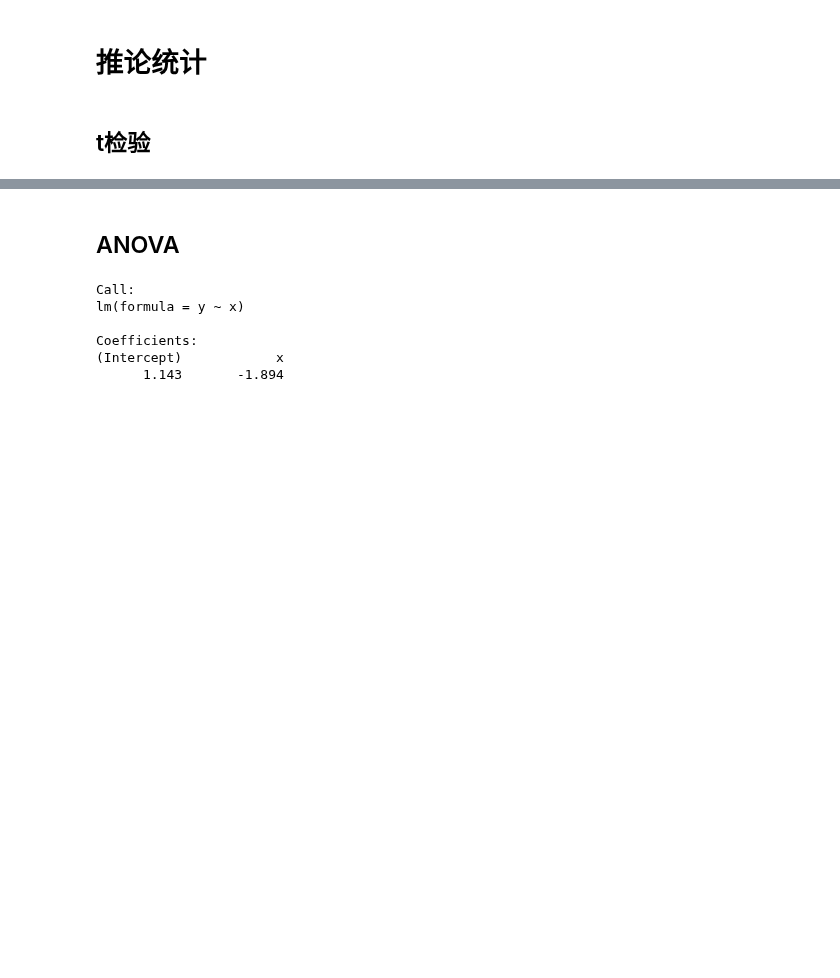
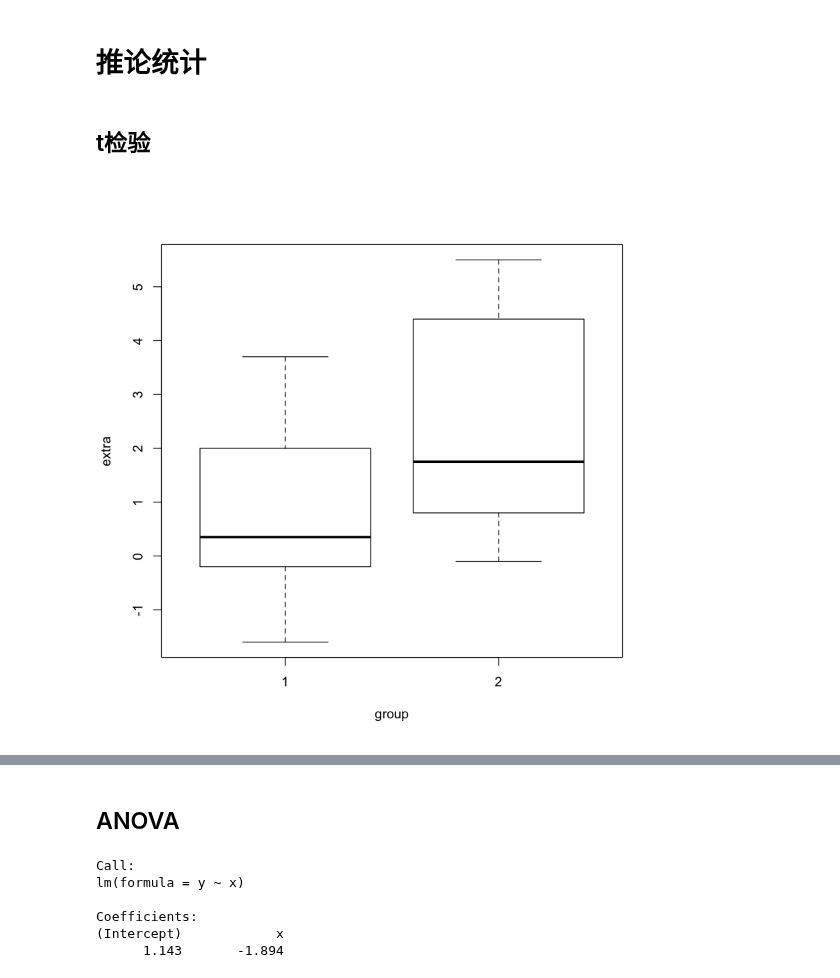
Before and after one commit to Sanningw/ML-and-DL, a Jupyter notebook: math/Statistics/R/stats.ipynb, the cells around one changed output, grey strips where cells are left out. Saved outputs shown, nothing was run; the diff lists cells and outputs as text; code cells hidden in the pictures; blank space fills up the shorter version.

```diff
--- a/math/Statistics/R/stats.ipynb
+++ b/math/Statistics/R/stats.ipynb
@@ -95,3 +100,7 @@ paste(mean(x), sd(x))
 # 推论统计
 # %% [markdown]
 ## t检验
+# %%
+plot(extra ~ group, data = sleep)
+# %% [output]
+[figure, added]
```
Also changed, not shown: parts of 10 cells of this notebook, 3 other files.
